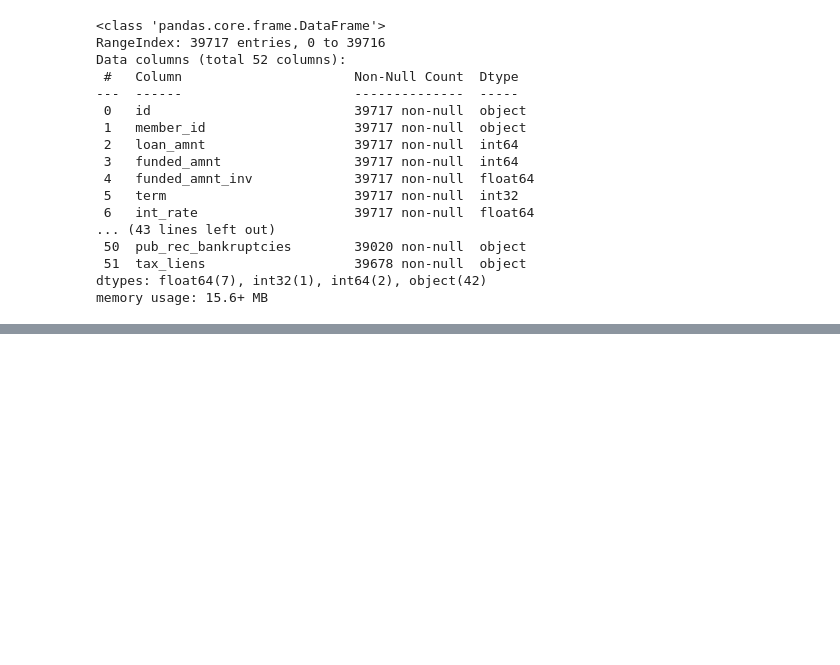
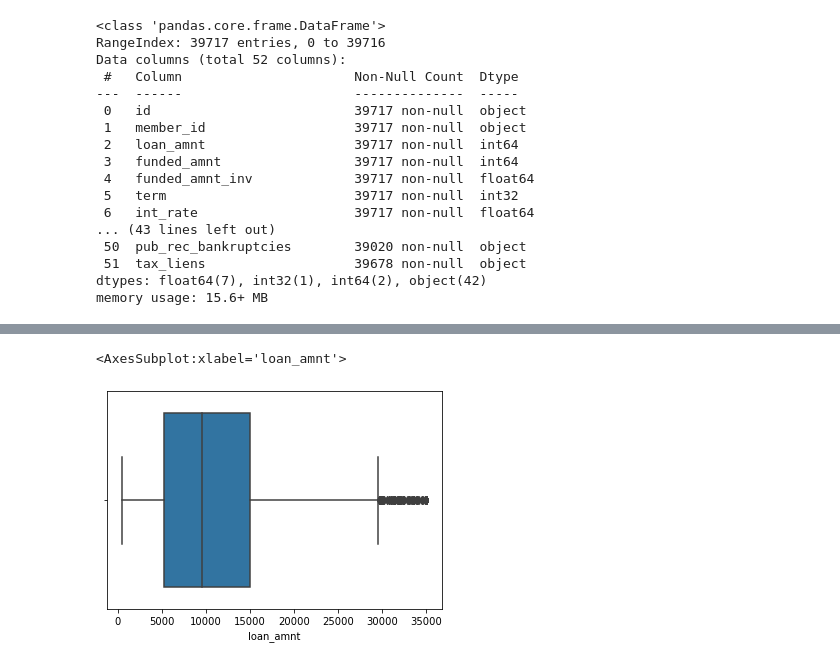
Before and after one commit to ArjunAshokKumar/Lending-Club-Case-Study, a Jupyter notebook: Niraj Kumar.ipynb, the cells around one changed output, grey strips where cells are left out. Saved outputs shown, nothing was run; the diff lists cells and outputs as text; code cells hidden in the pictures; blank space fills up the shorter version.

```diff
--- a/Niraj Kumar.ipynb
+++ b/Niraj Kumar.ipynb
@@ -187,0 +228,5 @@ memory usage: 15.6+ MB
+# %%
+sns.boxplot(master_frame.loan_amnt)
+# %% [output]
+<AxesSubplot:xlabel='loan_amnt'>
+[figure, added]
```
Also changed, not shown: parts of 25 cells of this notebook.
